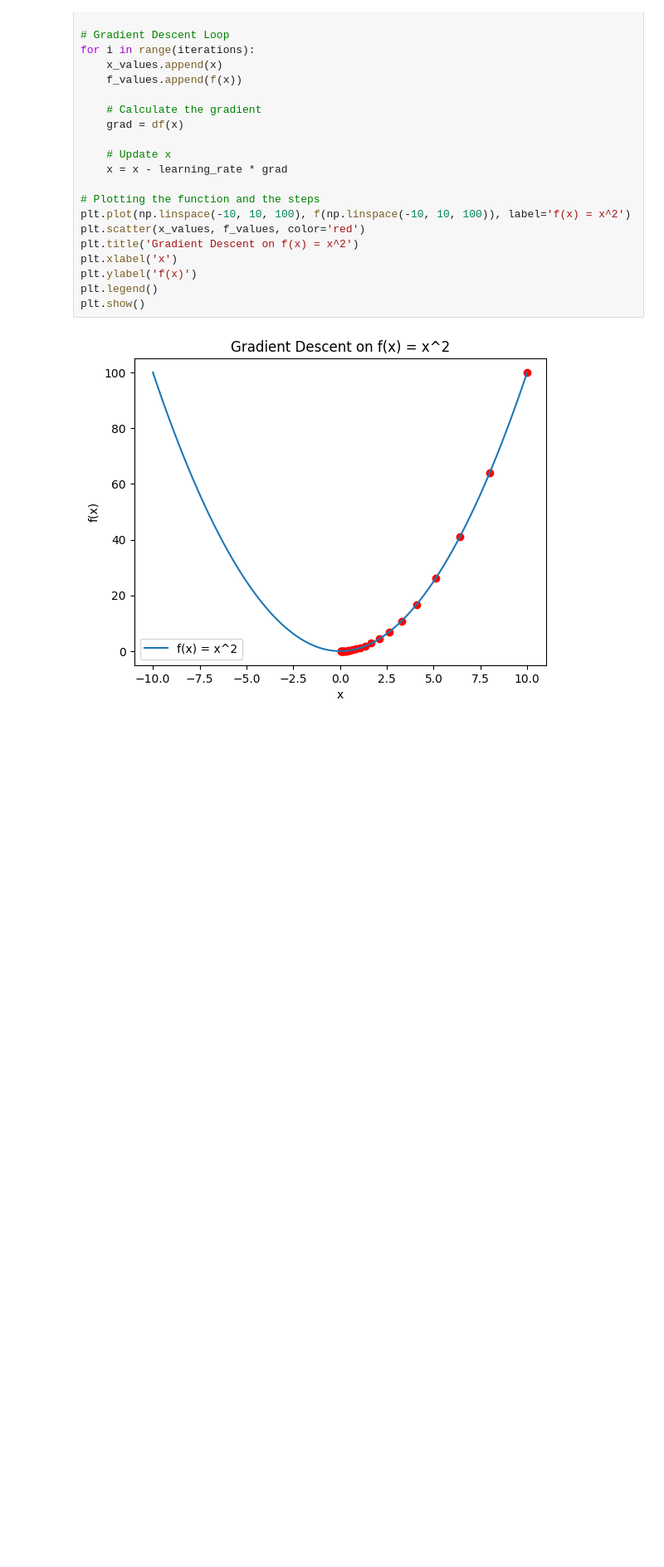
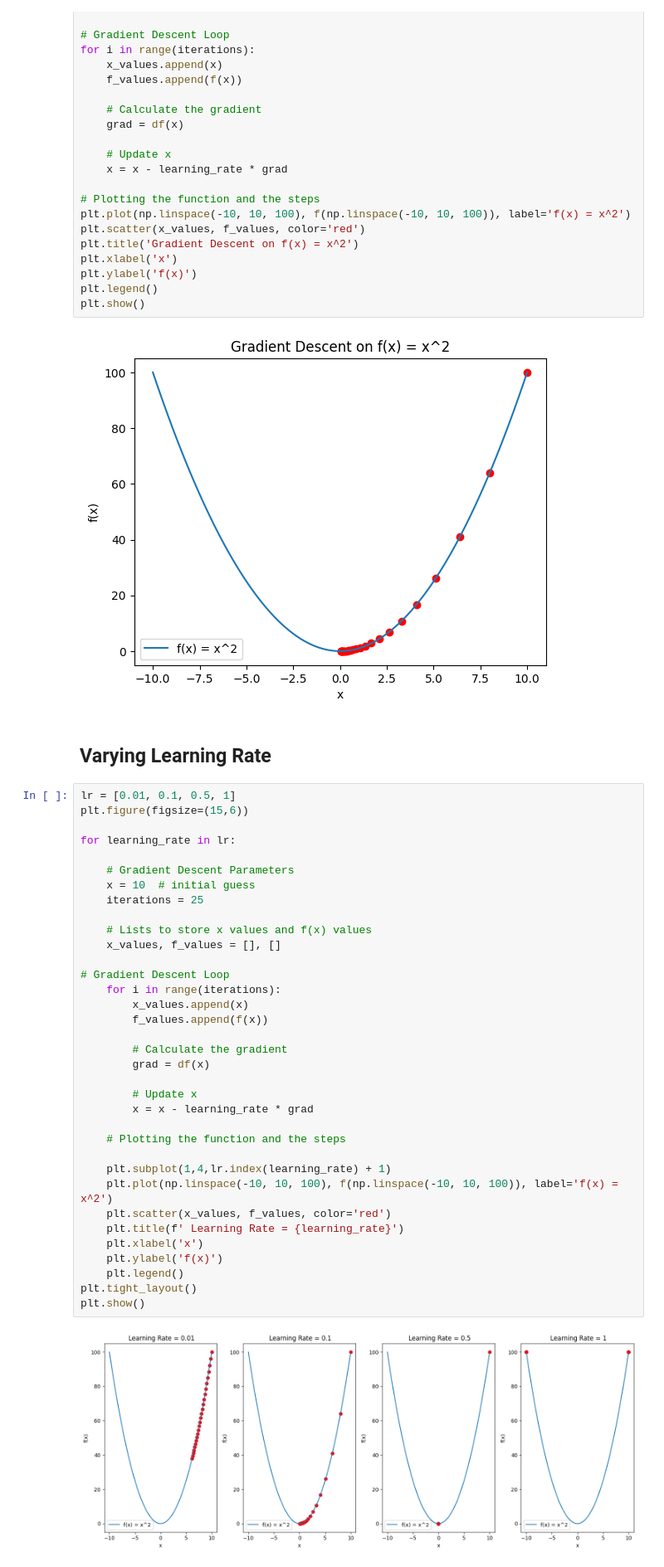
Before and after one commit to VineelaNedunuri/Deep-Learning, a Jupyter notebook: day1/Gradient Descent Simulation Exercise.ipynb, the cells around one changed output. Shown at 83% size. Saved outputs shown, nothing was run; the diff lists cells and outputs as text; blank space fills up the shorter version.

Commit message:
Gradient Descent Exercise varying staring ponts and learning rates

```diff
--- a/day1/Gradient Descent Simulation Exercise.ipynb
+++ b/day1/Gradient Descent Simulation Exercise.ipynb
@@ -60,3 +60,42 @@ plt.legend()
 plt.show()
 # %% [output]
 [figure]
+# %% [markdown]
+## Varying Learning Rate
+# %%
+lr = [0.01, 0.1, 0.5, 1]
+plt.figure(figsize=(15,6))
+
+for learning_rate in lr:
+
+    # Gradient Descent Parameters
+    x = 10  # initial guess
+    iterations = 25
+
+    # Lists to store x values and f(x) values
+    x_values, f_values = [], []
+
+# Gradient Descent Loop
+    for i in range(iterations):
+        x_values.append(x)
+        f_values.append(f(x))
+
+        # Calculate the gradient
+        grad = df(x)
+
+        # Update x
+        x = x - learning_rate * grad
+
+    # Plotting the function and the steps
+
+    plt.subplot(1,4,lr.index(learning_rate) + 1)
+    plt.plot(np.linspace(-10, 10, 100), f(np.linspace(-10, 10, 100)), label='f(x) = x^2')
+    plt.scatter(x_values, f_values, color='red')
+    plt.title(f' Learning Rate = {learning_rate}')
+    plt.xlabel('x')
+    plt.ylabel('f(x)')
+    plt.legend()
+plt.tight_layout()
+plt.show()
+# %% [output]
+[figure, added]
```
Also changed, not shown: parts of 3 cells of this notebook.
